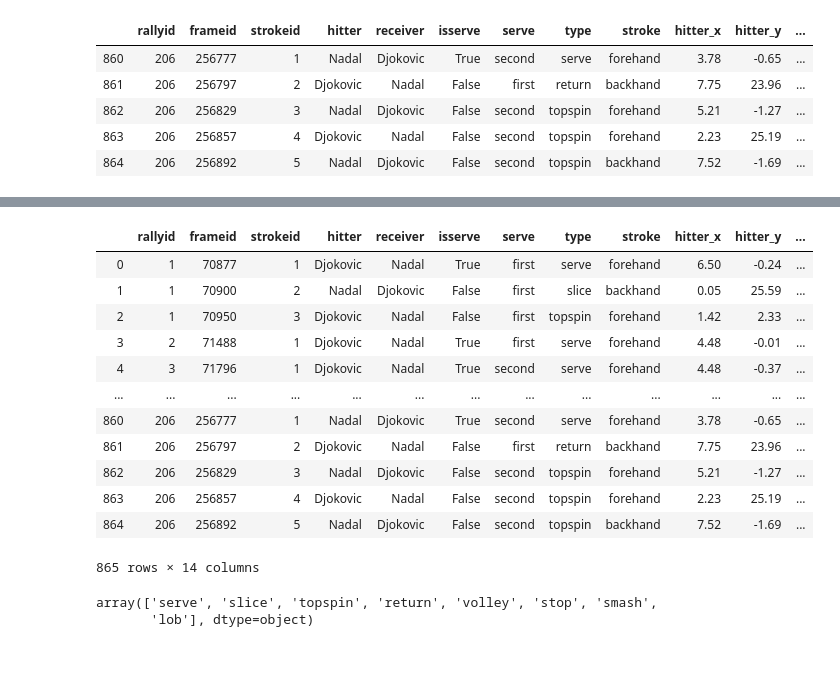
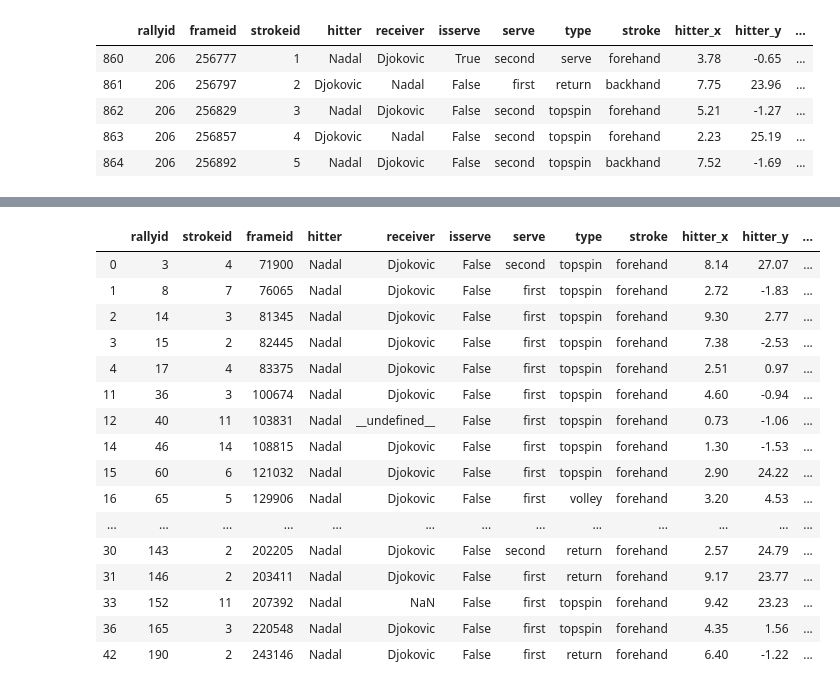
Before and after one commit to EitharAlfatih/Australian-Open-Final-2019, a Jupyter notebook: Data_Analysis.ipynb, the cells around one changed output, grey strips where cells are left out. Saved outputs shown, nothing was run; the diff lists cells and outputs as text; code cells hidden in the pictures; blank space fills up the shorter version.

```diff
--- a/Data_Analysis.ipynb
+++ b/Data_Analysis.ipynb
@@ -437,21 +441,25 @@ faults
-# %%
-events
-# %% [output]
-|  | rallyid | frameid | strokeid | hitter | receiver | isserve | serve | type | stroke | hitter_x | hitter_y | ... |
-| 0 | 1 | 70877 | 1 | Djokovic | Nadal | True | first | serve | forehand | 6.50 | -0.24 | ... |
-| 1 | 1 | 70900 | 2 | Nadal | Djokovic | False | first | slice | backhand | 0.05 | 25.59 | ... |
-| 2 | 1 | 70950 | 3 | Djokovic | Nadal | False | first | topspin | forehand | 1.42 | 2.33 | ... |
-| 3 | 2 | 71488 | 1 | Djokovic | Nadal | True | first | serve | forehand | 4.48 | -0.01 | ... |
-| 4 | 3 | 71796 | 1 | Djokovic | Nadal | True | second | serve | forehand | 4.48 | -0.37 | ... |
-| ... | ... | ... | ... | ... | ... | ... | ... | ... | ... | ... | ... | ... |
-| 860 | 206 | 256777 | 1 | Nadal | Djokovic | True | second | serve | forehand | 3.78 | -0.65 | ... |
-| 861 | 206 | 256797 | 2 | Djokovic | Nadal | False | first | return | backhand | 7.75 | 23.96 | ... |
-| 862 | 206 | 256829 | 3 | Nadal | Djokovic | False | second | topspin | forehand | 5.21 | -1.27 | ... |
-| 863 | 206 | 256857 | 4 | Djokovic | Nadal | False | second | topspin | forehand | 2.23 | 25.19 | ... |
-| 864 | 206 | 256892 | 5 | Nadal | Djokovic | False | second | topspin | backhand | 7.52 | -1.69 | ... |
-865 rows × 14 columns
-# %%
-events['type'].unique()
-# %% [output]
-array(['serve', 'slice', 'topspin', 'return', 'volley', 'stop', 'smash',
-       'lob'], dtype=object)
+# %%
+out = points.query('reason == "out"')[['rallyid', 'strokes']]
+out = out.rename(columns = {'strokes' : 'strokeid'}).reset_index().drop(columns = 'index')
+# %%
+full_out = pd.merge(out, events, on = ['rallyid', 'strokeid'])
+# %%
+full_out.query('hitter == "Nadal" and stroke == "forehand"')
+# %% [output]
+|  | rallyid | strokeid | frameid | hitter | receiver | isserve | serve | type | stroke | hitter_x | hitter_y | ... |
+| 0 | 3 | 4 | 71900 | Nadal | Djokovic | False | second | topspin | forehand | 8.14 | 27.07 | ... |
+| 1 | 8 | 7 | 76065 | Nadal | Djokovic | False | first | topspin | forehand | 2.72 | -1.83 | ... |
+| 2 | 14 | 3 | 81345 | Nadal | Djokovic | False | first | topspin | forehand | 9.30 | 2.77 | ... |
+| 3 | 15 | 2 | 82445 | Nadal | Djokovic | False | first | topspin | forehand | 7.38 | -2.53 | ... |
+| 4 | 17 | 4 | 83375 | Nadal | Djokovic | False | first | topspin | forehand | 2.51 | 0.97 | ... |
+| 11 | 36 | 3 | 100674 | Nadal | Djokovic | False | first | topspin | forehand | 4.60 | -0.94 | ... |
+| 12 | 40 | 11 | 103831 | Nadal | __undefined__ | False | first | topspin | forehand | 0.73 | -1.06 | ... |
+| 14 | 46 | 14 | 108815 | Nadal | Djokovic | False | first | topspin | forehand | 1.30 | -1.53 | ... |
+| 15 | 60 | 6 | 121032 | Nadal | Djokovic | False | first | topspin | forehand | 2.90 | 24.22 | ... |
+| 16 | 65 | 5 | 129906 | Nadal | Djokovic | False | first | volley | forehand | 3.20 | 4.53 | ... |
+| ... | ... | ... | ... | ... | ... | ... | ... | ... | ... | ... | ... | ... |
+| 30 | 143 | 2 | 202205 | Nadal | Djokovic | False | second | return | forehand | 2.57 | 24.79 | ... |
+| 31 | 146 | 2 | 203411 | Nadal | Djokovic | False | first | return | forehand | 9.17 | 23.77 | ... |
+| 33 | 152 | 11 | 207392 | Nadal | NaN | False | first | topspin | forehand | 9.42 | 23.23 | ... |
+| 36 | 165 | 3 | 220548 | Nadal | Djokovic | False | first | topspin | forehand | 4.35 | 1.56 | ... |
+| 42 | 190 | 2 | 243146 | Nadal | Djokovic | False | first | return | forehand | 6.40 | -1.22 | ... |
```
Also changed, not shown: parts of 14 cells of this notebook.
